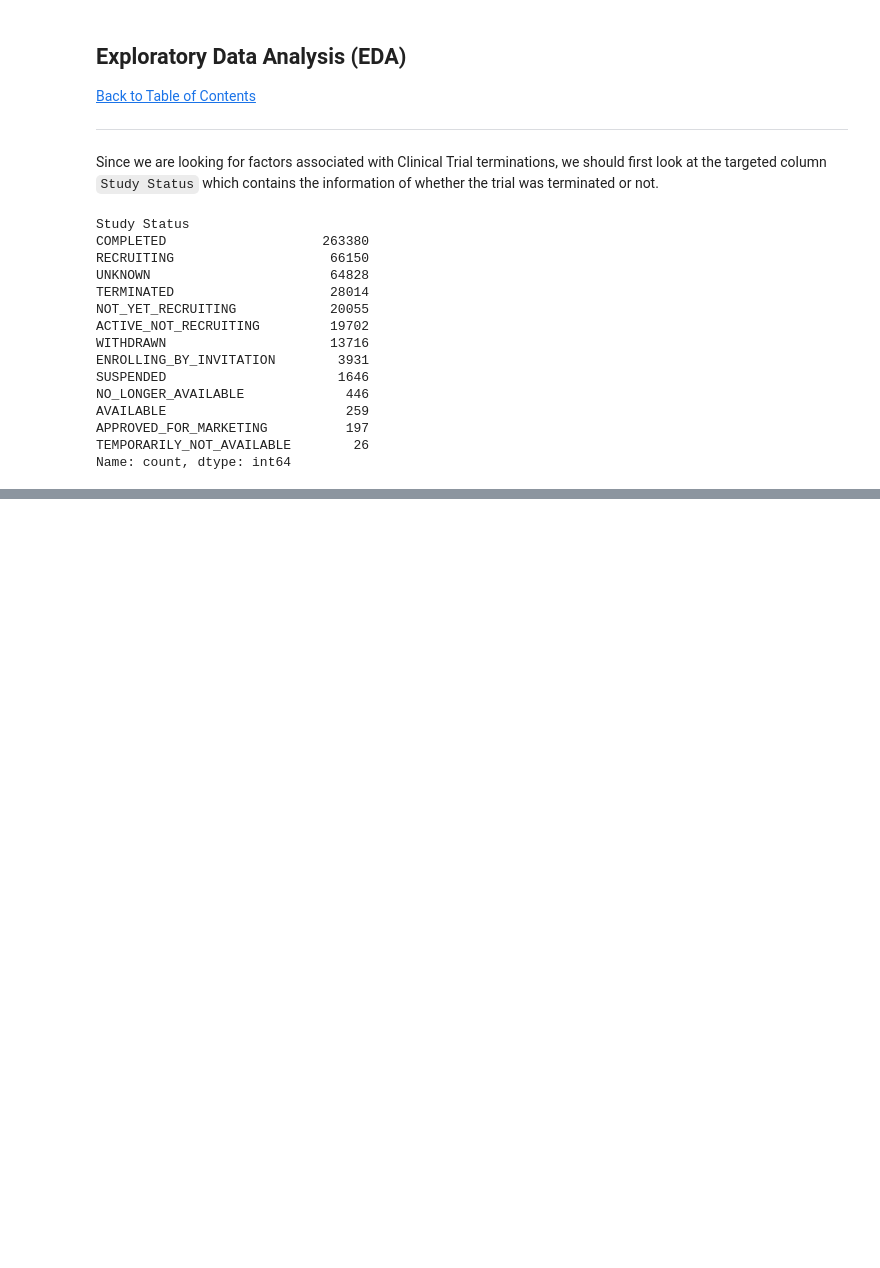
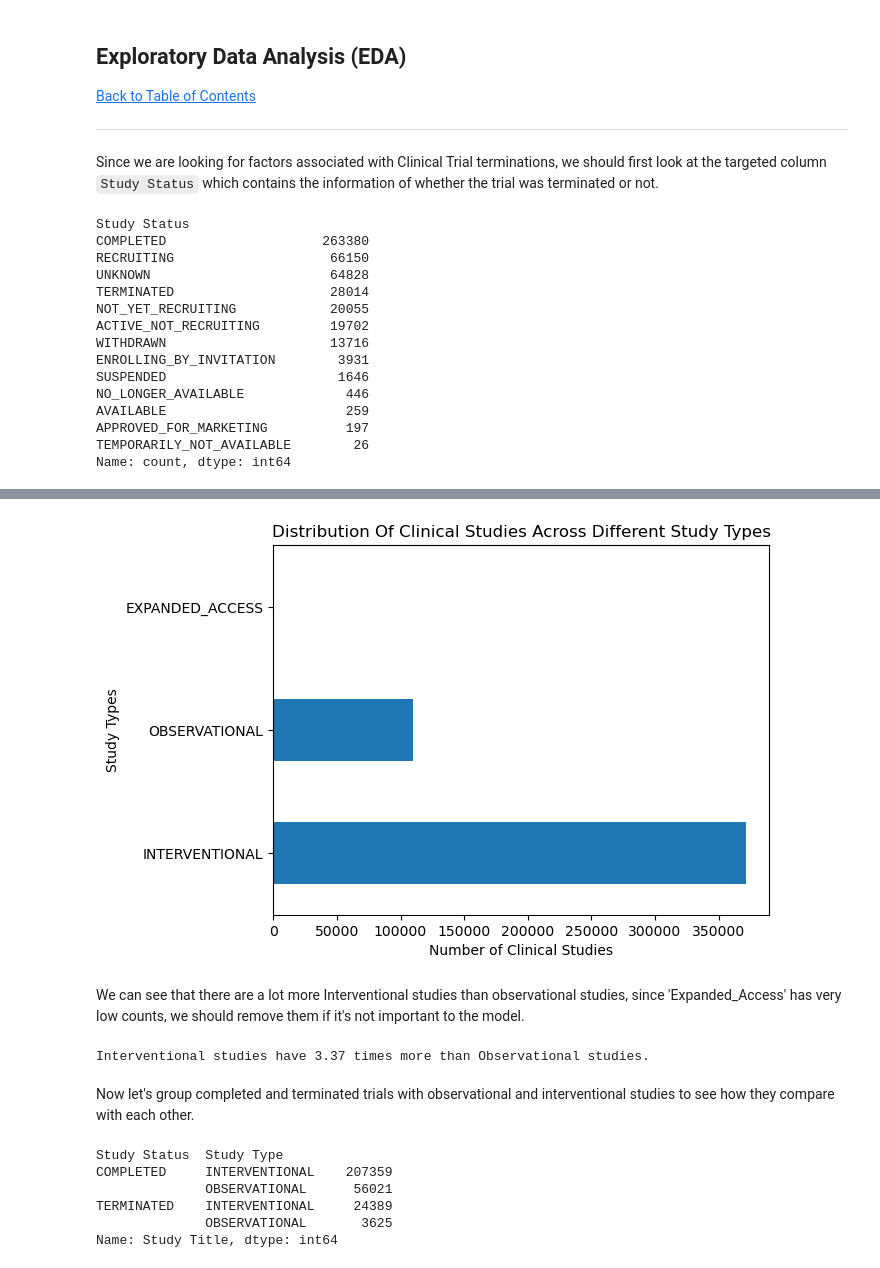
Before and after one commit to clem21chan/Clinical_Trials_Capstone, a Jupyter notebook: Notebooks/Capstone_Project.ipynb, the cells around one changed output, grey strips where cells are left out. Saved outputs shown, nothing was run; the diff lists cells and outputs as text; code cells hidden in the pictures; blank space fills up the shorter version.

```diff
--- a/Notebooks/Capstone_Project.ipynb
+++ b/Notebooks/Capstone_Project.ipynb
@@ -1213,0 +1239,34 @@ There are a lot of different categories in this column. We should remove the cat
+# %%
+plt.figure()
+
+df['Study Type'].value_counts().plot(kind='barh')
+plt.title('Distribution of clinical studies across different study types'.title())
+plt.ylabel('Study Types')
+plt.xlabel('Number of Clinical Studies')
+
+plt.show()
+# %% [output]
+[figure, added]
+# %% [markdown]
+We can see that there are a lot more Interventional studies than observational studies, since 'Expanded_Access' has very low counts, we should remove them if it's not important to the model.
+# %%
+print(f"Interventional studies have {round(df['Study Type'].value_counts()[0] / df['Study Type'].value_counts()[1], 2)} times more than Observational studies.")
+# %% [output]
+Interventional studies have 3.37 times more than Observational studies.
+# %% [markdown]
+Now let's group completed and terminated trials with observational and interventional studies to see how they compare with each other.
+# %%
+# isolate completed and terminated study statuses
+complete_terminate = df[df['Study Status'].isin(['COMPLETED', 'TERMINATED'])]
+
+# isolate interventional and observational study types
+interventional_observational = df[df['Study Type'].isin(['INTERVENTIONAL', 'OBSERVATIONAL'])]
+
+complete_terminate.groupby(['Study Status', interventional_observational['Study Type']]).count()['Study Title']
+# %% [output]
+Study Status  Study Type
+COMPLETED     INTERVENTIONAL    207359
+              OBSERVATIONAL      56021
+TERMINATED    INTERVENTIONAL     24389
+              OBSERVATIONAL       3625
+Name: Study Title, dtype: int64
```
Also changed, not shown: parts of 19 cells of this notebook, 1 other file.
